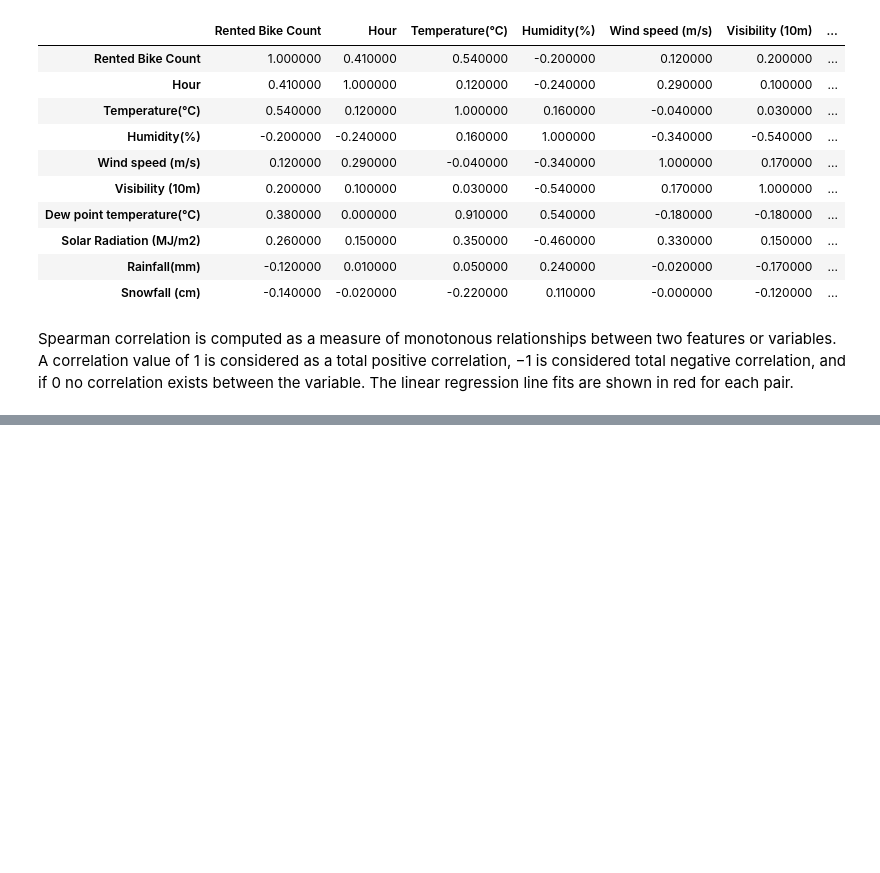
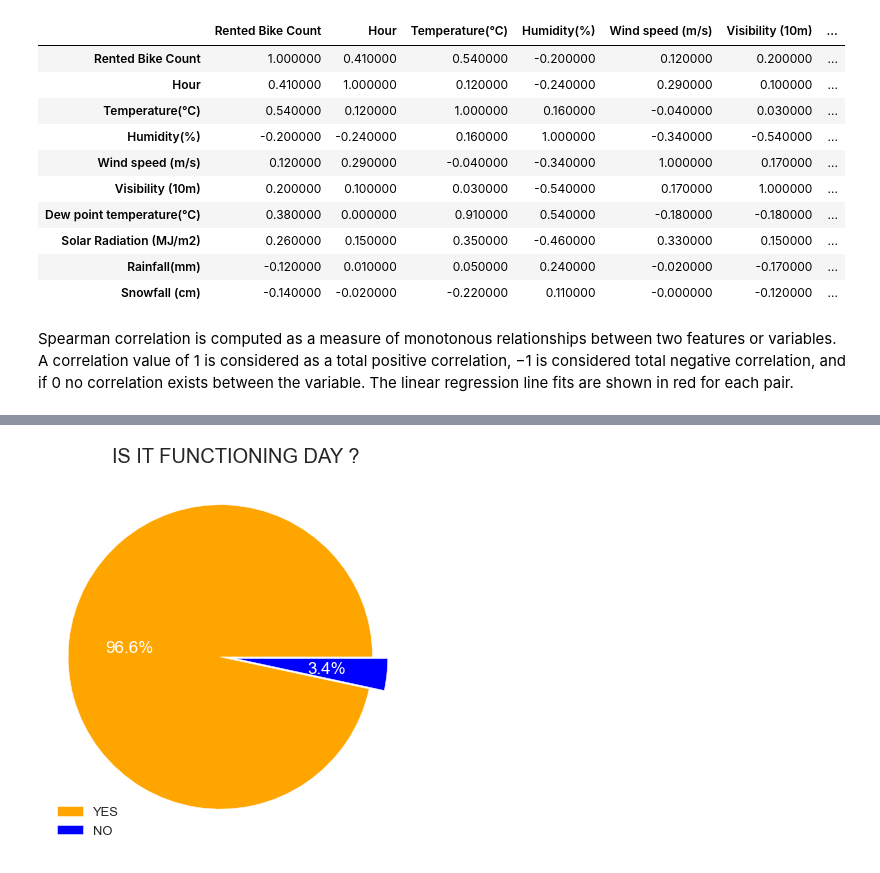
Before and after one commit to sylviandr/Seoul_Bike_Demand_Prediction, a Jupyter notebook: Rental-Bike Seoul/BikeRentalSeoul.ipynb, the cells around one changed output, grey strips where cells are left out. Drawn from its saved outputs; the diff is of its cells as text; code cells hidden in the pictures; blank space fills up the shorter version.

```diff
--- a/Rental-Bike Seoul/BikeRentalSeoul.ipynb
+++ b/Rental-Bike Seoul/BikeRentalSeoul.ipynb
@@ -283,0 +316,15 @@ df['Date'] = pd.to_datetime(df['Date'])
+# %%
+plt.figure(figsize = (8,7))
+plt.title('IS IT FUNCTIONING DAY ?', fontsize = 20)
+
+colors = ['orange', 'blue']
+labels = 'YES', 'NO'
+
+plt.pie(df['Functioning Day'].value_counts(), autopct = '%.1f%%', colors = colors,
+        textprops = {'fontsize' : 17, 'color' : 'white'}, explode = (0.1,0))
+
+plt.legend(labels, loc='lower left', fontsize = 13)
+
+plt.show()
+# %% [output]
+[figure, added]
```
Also changed, not shown: parts of 27 cells of this notebook.
